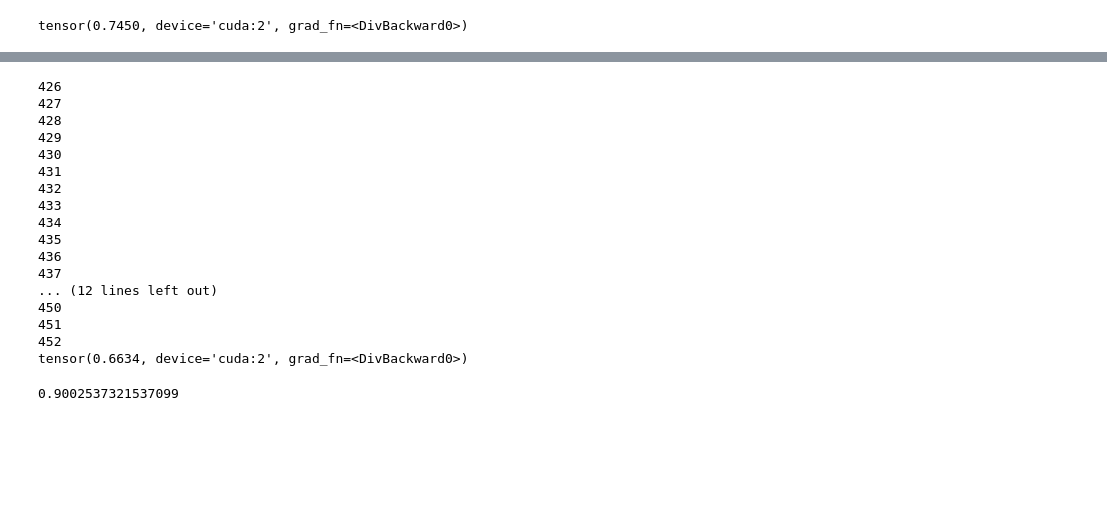
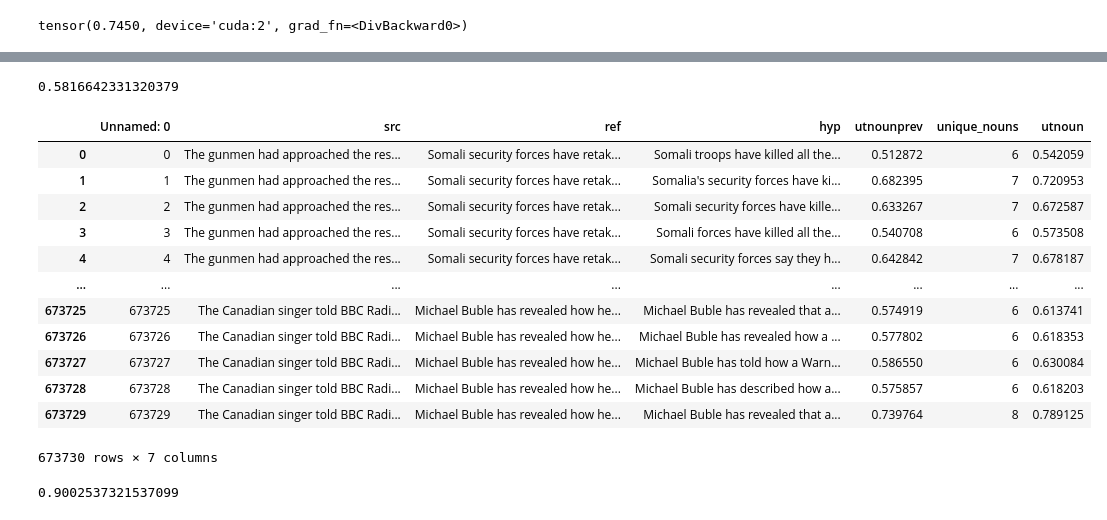
Before and after one commit to PrasannS/eel-reranking, a Jupyter notebook: generate_latpreds.ipynb, the cells around one changed output, grey strips where cells are left out. Cells and saved outputs as stored; diff of their text form; code cells hidden in the pictures; blank space fills up the shorter version.

```diff
--- a/generate_latpreds.ipynb
+++ b/generate_latpreds.ipynb
@@ -206,24 +358,26 @@ import time
+# %%
+mean(apreds)
+# %% [output]
+0.5816642331320379
+# %%
+explode_df
+# %% [output]
+|  | Unnamed: 0 | src | ref | hyp | utnounprev | unique_nouns | utnoun |
+| 0 | 0 | The gunmen had approached the res... | Somali security forces have retak... | Somali troops have killed all the... | 0.512872 | 6 | 0.542059 |
+| 1 | 1 | The gunmen had approached the res... | Somali security forces have retak... | Somalia's security forces have ki... | 0.682395 | 7 | 0.720953 |
+| 2 | 2 | The gunmen had approached the res... | Somali security forces have retak... | Somali security forces have kille... | 0.633267 | 7 | 0.672587 |
+| 3 | 3 | The gunmen had approached the res... | Somali security forces have retak... | Somali forces have killed all the... | 0.540708 | 6 | 0.573508 |
+| 4 | 4 | The gunmen had approached the res... | Somali security forces have retak... | Somali security forces say they h... | 0.642842 | 7 | 0.678187 |
+| ... | ... | ... | ... | ... | ... | ... | ... |
+| 673725 | 673725 | The Canadian singer told BBC Radi... | Michael Buble has revealed how he... | Michael Buble has revealed that a... | 0.574919 | 6 | 0.613741 |
+| 673726 | 673726 | The Canadian singer told BBC Radi... | Michael Buble has revealed how he... | Michael Buble has revealed how a ... | 0.577802 | 6 | 0.618353 |
+| 673727 | 673727 | The Canadian singer told BBC Radi... | Michael Buble has revealed how he... | Michael Buble has told how a Warn... | 0.586550 | 6 | 0.630084 |
+| 673728 | 673728 | The Canadian singer told BBC Radi... | Michael Buble has revealed how he... | Michael Buble has described how a... | 0.575857 | 6 | 0.618203 |
+| 673729 | 673729 | The Canadian singer told BBC Radi... | Michael Buble has revealed how he... | Michael Buble has revealed that a... | 0.739764 | 8 | 0.789125 |
+673730 rows × 7 columns
 # %%
-phoc = all_unnoun_multi(1, "dupcqe", args)
+phoc = all_unnoun_multi(32, "dupcqe", args)
 print(mean(phoc))
-# %% [output]
-426
-427
-428
-429
-430
-431
-432
-433
-434
-435
-436
-437
-... (12 lines left out)
-450
-451
-452
-tensor(0.6634, device='cuda:2', grad_fn=<DivBackward0>)
 # %%
 s = time.time()
 args['noregen'] = True
```
Also changed, not shown: parts of 31 cells of this notebook, 47 other files.
